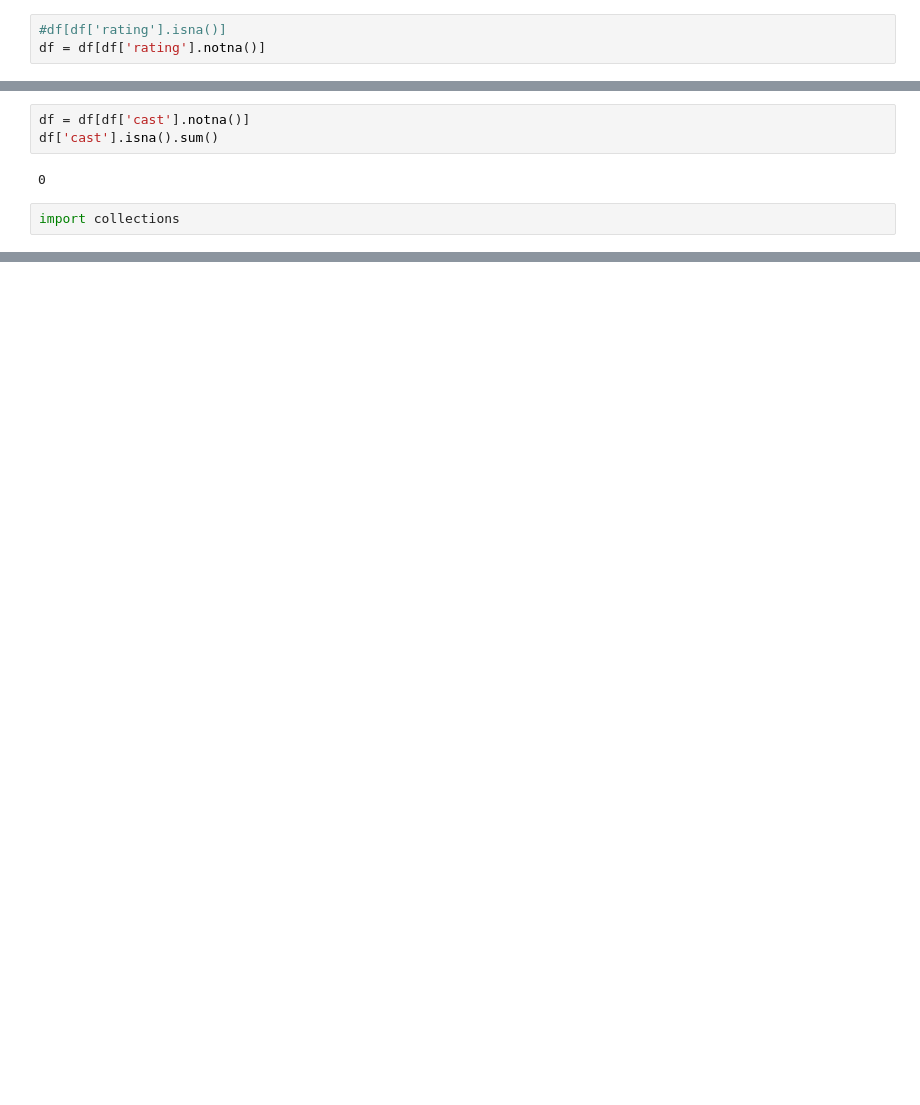
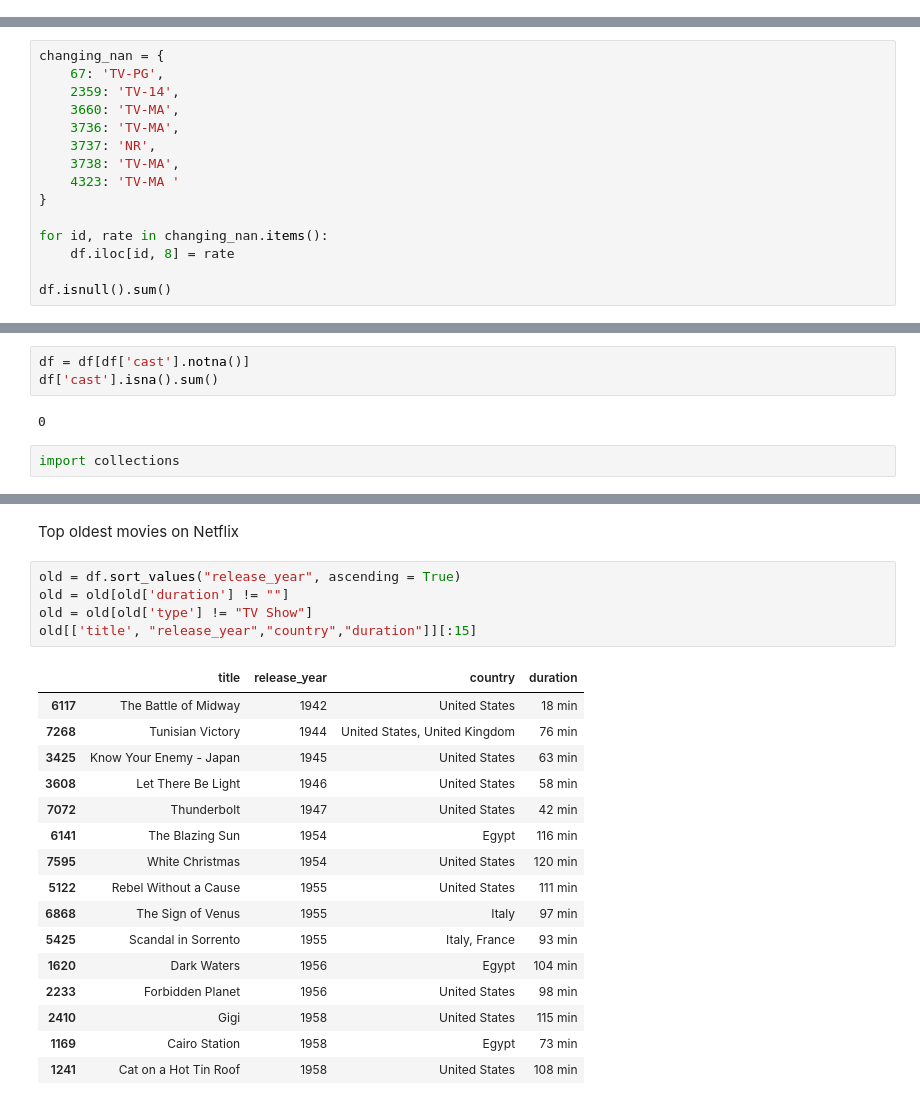
Before and after one commit to OsorIanIm/Netflix, a Jupyter notebook: Netflix.ipynb, the cells around one changed output, grey strips where cells are left out. Saved outputs shown, nothing was run; the diff lists cells and outputs as text; blank space fills up the shorter version.

```diff
--- a/Netflix.ipynb
+++ b/Netflix.ipynb
@@ -106,3 +97,0 @@ msno.heatmap(df)
-# %%
-#df[df['rating'].isna()]
-df = df[df['rating'].notna()]
@@ -108,0 +102,15 @@ df = df[df['rating'].notna()]
+# %%
+changing_nan = {
+    67: 'TV-PG',
+    2359: 'TV-14',
+    3660: 'TV-MA',
+    3736: 'TV-MA',
+    3737: 'NR',
+    3738: 'TV-MA',
+    4323: 'TV-MA '
+}
+
+for id, rate in changing_nan.items():
+    df.iloc[id, 8] = rate
+
+df.isnull().sum()
@@ -151,0 +220,24 @@ a =[]
+# %% [markdown]
+Top oldest movies on Netflix
+# %%
+old = df.sort_values("release_year", ascending = True)
+old = old[old['duration'] != ""]
+old = old[old['type'] != "TV Show"]
+old[['title', "release_year","country","duration"]][:15]
+# %% [output]
+|  | title | release_year | country | duration |
+| 6117 | The Battle of Midway | 1942 | United States | 18 min |
+| 7268 | Tunisian Victory | 1944 | United States, United Kingdom | 76 min |
+| 3425 | Know Your Enemy - Japan | 1945 | United States | 63 min |
+| 3608 | Let There Be Light | 1946 | United States | 58 min |
+| 7072 | Thunderbolt | 1947 | United States | 42 min |
+| 6141 | The Blazing Sun | 1954 | Egypt | 116 min |
+| 7595 | White Christmas | 1954 | United States | 120 min |
+| 5122 | Rebel Without a Cause | 1955 | United States | 111 min |
+| 6868 | The Sign of Venus | 1955 | Italy | 97 min |
+| 5425 | Scandal in Sorrento | 1955 | Italy, France | 93 min |
+| 1620 | Dark Waters | 1956 | Egypt | 104 min |
+| 2233 | Forbidden Planet | 1956 | United States | 98 min |
+| 2410 | Gigi | 1958 | United States | 115 min |
+| 1169 | Cairo Station | 1958 | Egypt | 73 min |
+| 1241 | Cat on a Hot Tin Roof | 1958 | United States | 108 min |
```
Also changed, not shown: parts of 37 cells of this notebook.
